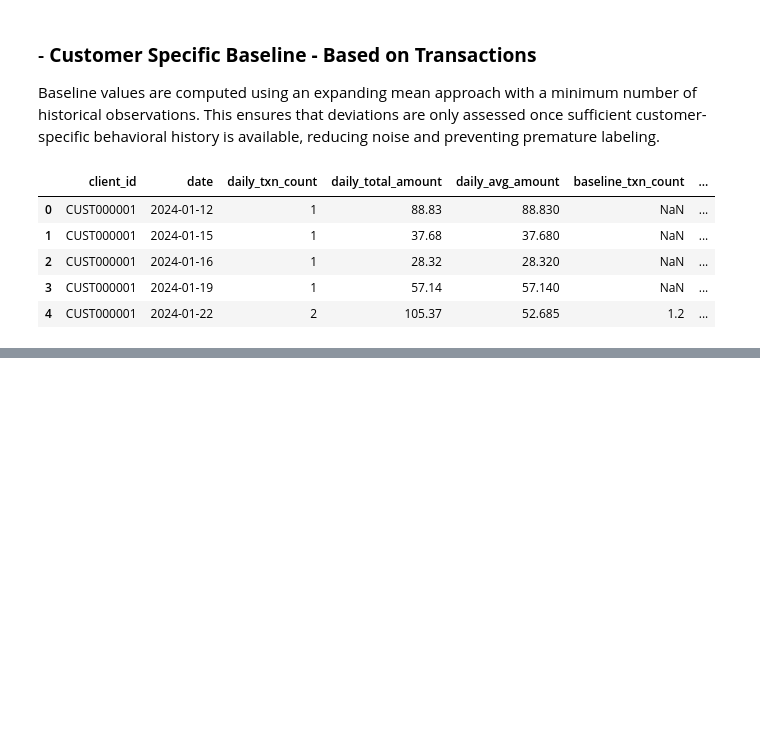
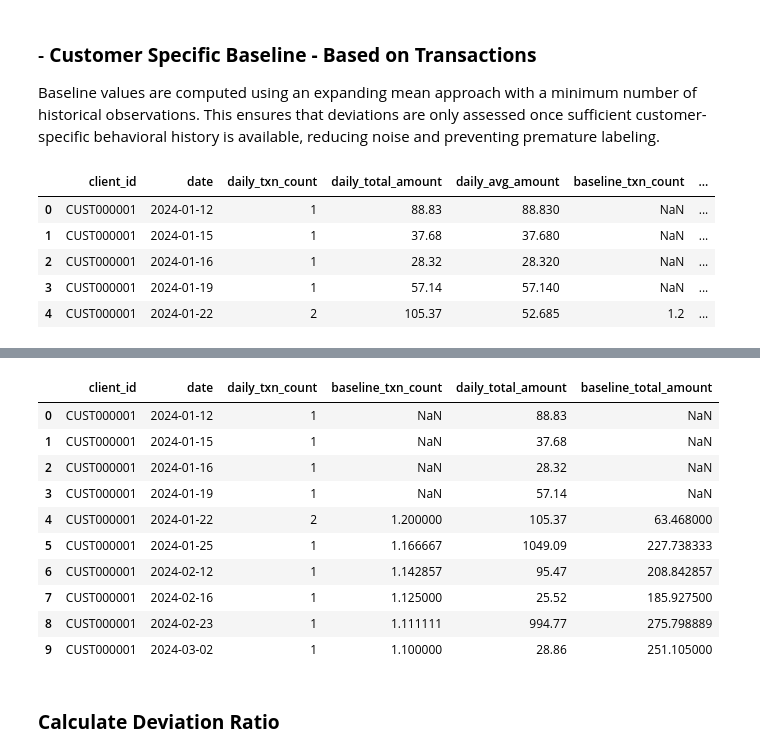
Before and after one commit to dphir/thesis-sdg, a Jupyter notebook: simulation_update.ipynb, the cells around one changed output, grey strips where cells are left out. Drawn from its saved outputs; the diff is of its cells as text; code cells hidden in the pictures; blank space fills up the shorter version.

```diff
--- a/simulation_update.ipynb
+++ b/simulation_update.ipynb
@@ -1711,0 +1872,22 @@ customer_day.head()
+# %%
+# to check basedline
+
+customer_day[[
+    "client_id", "date",
+    "daily_txn_count", "baseline_txn_count",
+    "daily_total_amount", "baseline_total_amount"
+]].head(10)
+# %% [output]
+|  | client_id | date | daily_txn_count | baseline_txn_count | daily_total_amount | baseline_total_amount |
+| 0 | CUST000001 | 2024-01-12 | 1 | NaN | 88.83 | NaN |
+| 1 | CUST000001 | 2024-01-15 | 1 | NaN | 37.68 | NaN |
+| 2 | CUST000001 | 2024-01-16 | 1 | NaN | 28.32 | NaN |
+| 3 | CUST000001 | 2024-01-19 | 1 | NaN | 57.14 | NaN |
+| 4 | CUST000001 | 2024-01-22 | 2 | 1.200000 | 105.37 | 63.468000 |
+| 5 | CUST000001 | 2024-01-25 | 1 | 1.166667 | 1049.09 | 227.738333 |
+| 6 | CUST000001 | 2024-02-12 | 1 | 1.142857 | 95.47 | 208.842857 |
+| 7 | CUST000001 | 2024-02-16 | 1 | 1.125000 | 25.52 | 185.927500 |
+| 8 | CUST000001 | 2024-02-23 | 1 | 1.111111 | 994.77 | 275.798889 |
+| 9 | CUST000001 | 2024-03-02 | 1 | 1.100000 | 28.86 | 251.105000 |
+# %% [markdown]
+### **Calculate Deviation Ratio**
```
Also changed, not shown: parts of 28 cells of this notebook.
